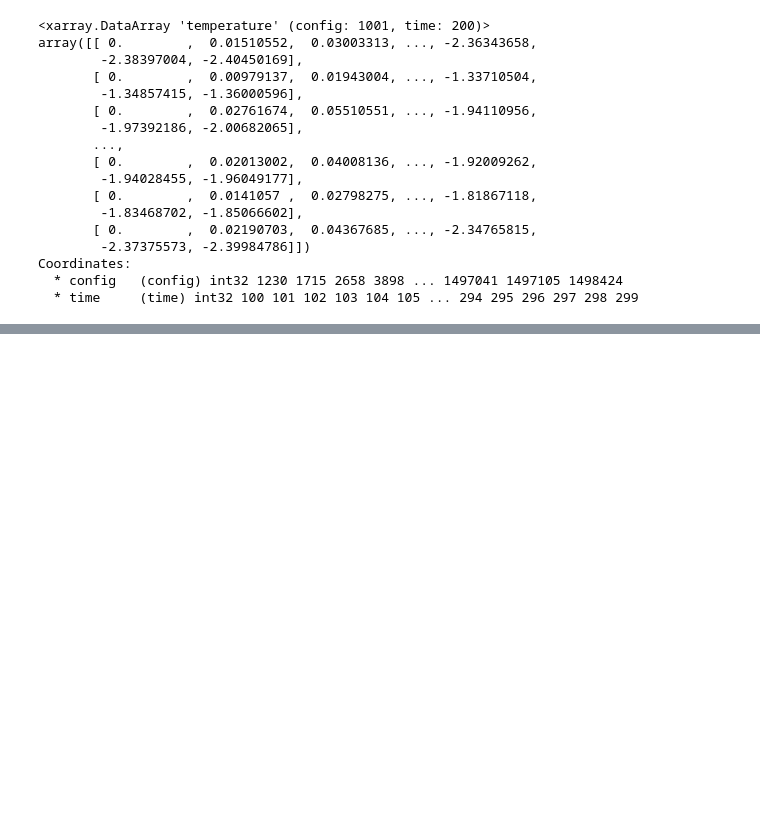
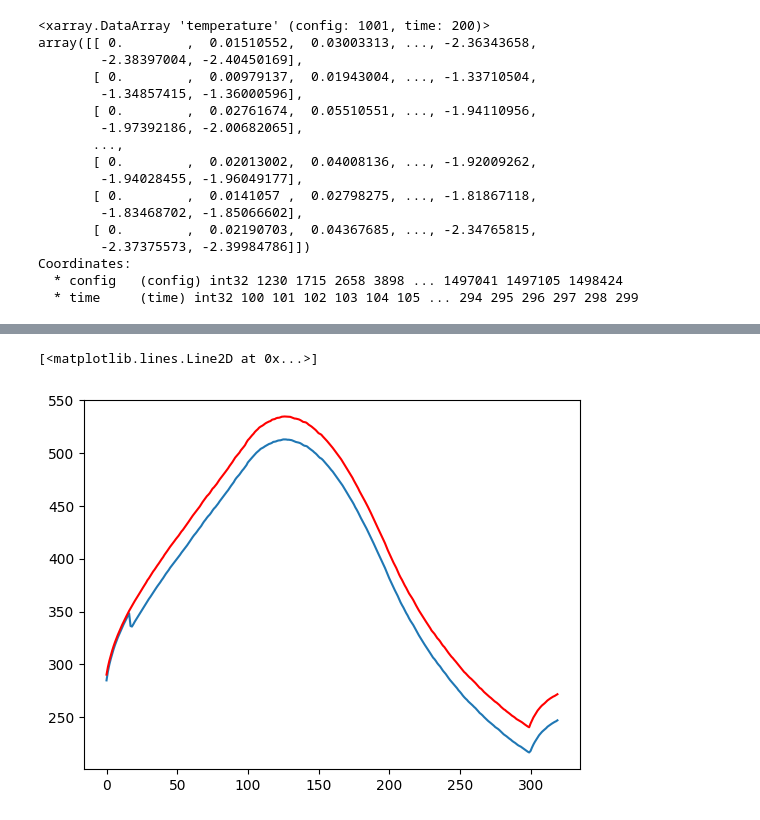
Before and after one commit to ckoven/esm-deck, a Jupyter notebook: flat10_scm.ipynb, the cells around one changed output, grey strips where cells are left out. Drawn from its saved outputs; the diff is of its cells as text; code cells hidden in the pictures; blank space fills up the shorter version.

```diff
--- a/flat10_scm.ipynb
+++ b/flat10_scm.ipynb
@@ -363,7 +363,29 @@ for m in mdls:
                 else:
                     print(m+e+f)
 
+
         ed[m][e]=xr.merge(tmpa)
+        if len(tmpa)>0:
+            ed[m][e]['fco2fos']=ed[m][e]['tas'].copy()
+            if e=='flat10':
+                    ed[m][e]['fco2fos'].values=extd(e_flat10['Emission Rate (PgC a-1)'],len(ed[m][e]['year']))
+            if e=='flat10-cdr':
+                    ed[m][e]['fco2fos'].values=extd(e_flat10_cdr['Emission Rate (PgC a-1)'],len(ed[m][e]['year']))
+            if e=='flat10-zec':
+                    ed[m][e]['fco2fos'].values=extd(e_flat10_zec['Emission Rate (PgC a-1)'],len(ed[m][e]['year']))
+            if m=='ACCESS-ESM1-5':
+                ed[m][e]['co2']=ed[m][e]['co2']*1e6
+
+            if m=='GFDL-ESM4':
+                ed[m][e]['co2']=ed[m][e]['co2']*1e6
+                ed[m][e]['nbp']=ed[m][e]['nbp']*5.1e14/1e12*3600*24*365
+                aco2=np.diff(ed[m][e]['co2'][:,0],prepend=ed[m][e]['co2'][0])*2.12
+                ed[m][e]['fgco2']=ed[m][e]['fco2fos']-aco2-ed[m][e]['nbp']
+            if m=='CESM2':
+                ed[m][e]['fgco2']=ed[m][e]['fgco2']/1e15
+                ed[m][e]['nbp']=ed[m][e]['nbp']/1e15
+
+                ed[m][e]['co2']=280+np.cumsum(ed[m][e]['fco2fos']-ed[m][e]['fgco2']-ed[m][e]['nbp'])/2.12
 # %% [output]
 ACCESS-ESM1-5esm-pictrltas
 ACCESS-ESM1-5esm-pictrlco2
@@ -613,0 +648,6 @@ Coordinates:
+# %%
+plt.plot(ed['NorESM2-LM']['flat10-cdr']['co2'])
+plt.plot(280+np.cumsum(e_flat10_cdr['Emission Rate (PgC a-1)']-ed['NorESM2-LM']['flat10-cdr']['fgco2']-ed['NorESM2-LM']['flat10-cdr']['nbp'])/2.12,'r')
+# %% [output]
+[<matplotlib.lines.Line2D at 0x...>]
+[figure, added]
```
Also changed, not shown: parts of 7 cells of this notebook.
